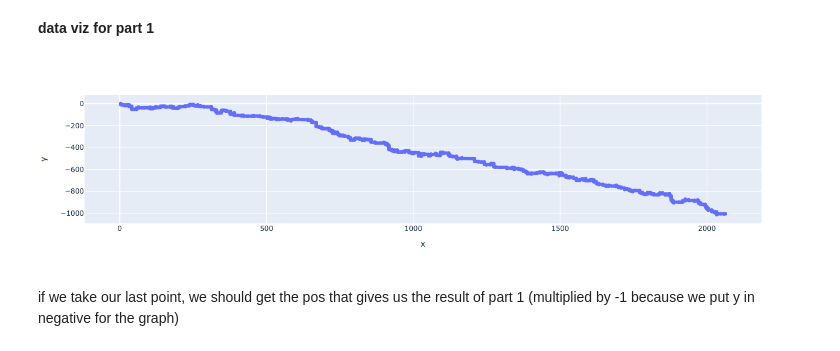
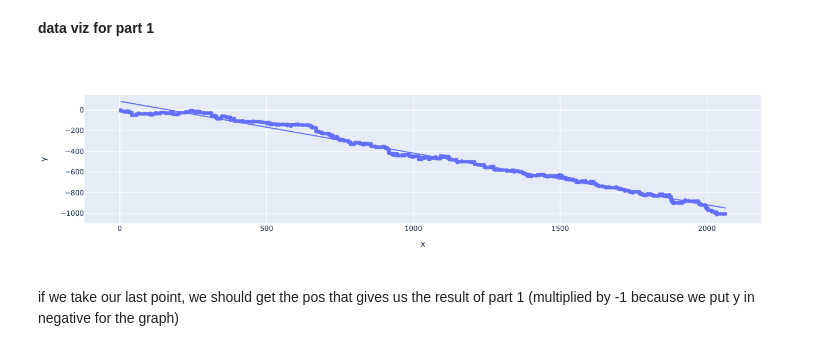
Before and after one commit to Simon-Prevoteaux/adventofcode, a Jupyter notebook: 2021/day02/day2.ipynb, the cells around one changed output. Drawn from its saved outputs; the diff is of its cells as text; code cells hidden in the pictures.

```diff
--- a/2021/day02/day2.ipynb
+++ b/2021/day02/day2.ipynb
@@ -34,10 +34,10 @@ y = np.transpose([temp[i][1] for i in range(len(temp))])
 pos_df = pandas.DataFrame({'x':x, 'y':-y})
 # %%
 import plotly.express as px
-fig = px.scatter(pos_df,x='x',y='y')
+fig = px.scatter(pos_df,x='x',y='y', trendline="ols")
 fig.show()
 # %% [output]
-[figure, old version]
+[figure, new version]
 # %% [markdown]
 if we take our last point, we should get the pos that gives us the result of part 1 (multiplied by -1 because we put y in negative for the graph)
 # %%
```
Also changed, not shown: 1 other file.
